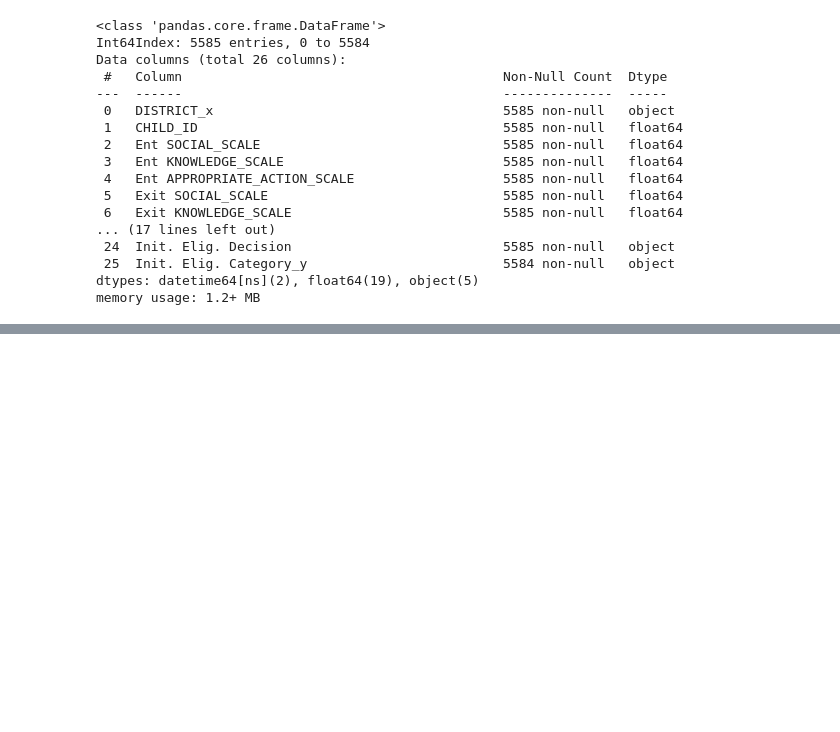
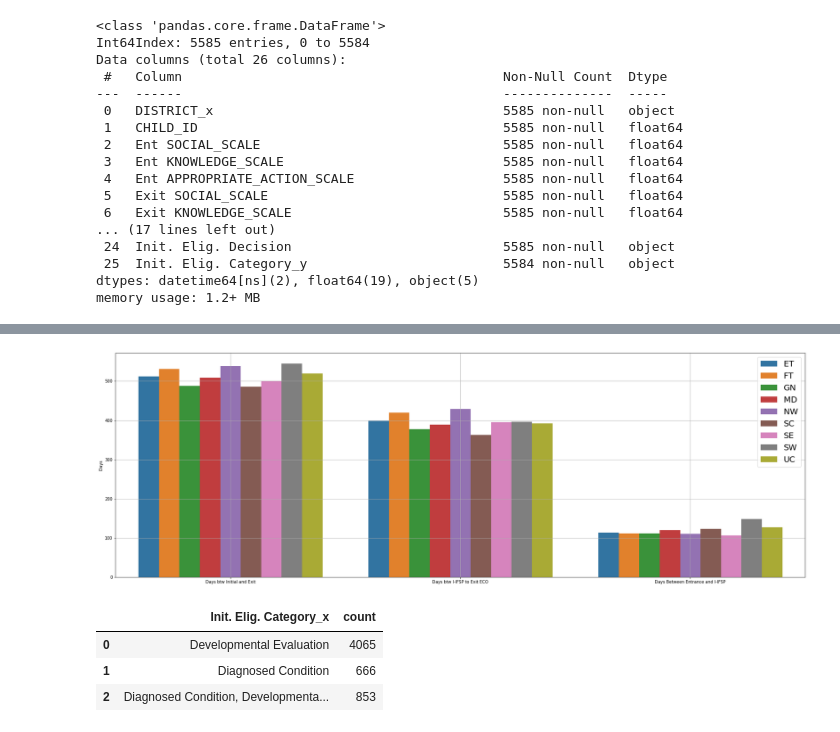
Before and after one commit to NSS-Data-Analytics-Cohort-7/didd-newbalancesonthebloc, a Jupyter notebook: Notebook/DIDD_partner_project.ipynb, the cells around one changed output, grey strips where cells are left out. Saved outputs shown, nothing was run; the diff lists cells and outputs as text; code cells hidden in the pictures; blank space fills up the shorter version.

```diff
--- a/Notebook/DIDD_partner_project.ipynb
+++ b/Notebook/DIDD_partner_project.ipynb
@@ -615,0 +628,4 @@ plt.title('Diagnosed Condition, Developmental Evaluation', fontsize = 14, weight
+# %%
+all_merge['Days Between Entrance and I-IFSP'] = all_merge['Days btw Initial and Exit'] - all_merge['Days btw I-IFSP to Exit ECO']
+all_merge_district = all_merge.groupby('DISTRICT_x', as_index = False)['Days btw Initial and Exit', 'Days btw I-IFSP to Exit ECO', 'Days Between Entrance and I-IFSP'].mean()
+all_merge_district
@@ -615,0 +643,3 @@ plt.title('Diagnosed Condition, Developmental Evaluation', fontsize = 14, weight
+# %%
+all_merge_district_melt = all_merge_district.melt(id_vars='DISTRICT_x', var_name = 'Days Between')
+all_merge_district_melt
@@ -615,0 +664,16 @@ plt.title('Diagnosed Condition, Developmental Evaluation', fontsize = 14, weight
+# %%
+fig, ax = plt.subplots(figsize=(30,10))
+ax = sns.barplot(x='Days Between', y='value', hue='DISTRICT_x', data=all_merge_district_melt)
+ax.set(xlabel = '',ylabel = 'Days')
+plt.grid()
+plt.legend(fontsize=20);
+# %% [output]
+[figure, added]
+# %%
+all_merge_counts = all_merge.groupby('Init. Elig. Category_x', as_index=False)['Init. Elig. Category_x'].value_counts()
+all_merge_counts
+# %% [output]
+|  | Init. Elig. Category_x | count |
+| 0 | Developmental Evaluation | 4065 |
+| 1 | Diagnosed Condition | 666 |
+| 2 | Diagnosed Condition, Developmenta... | 853 |
```
Also changed, not shown: parts of 19 cells of this notebook.
